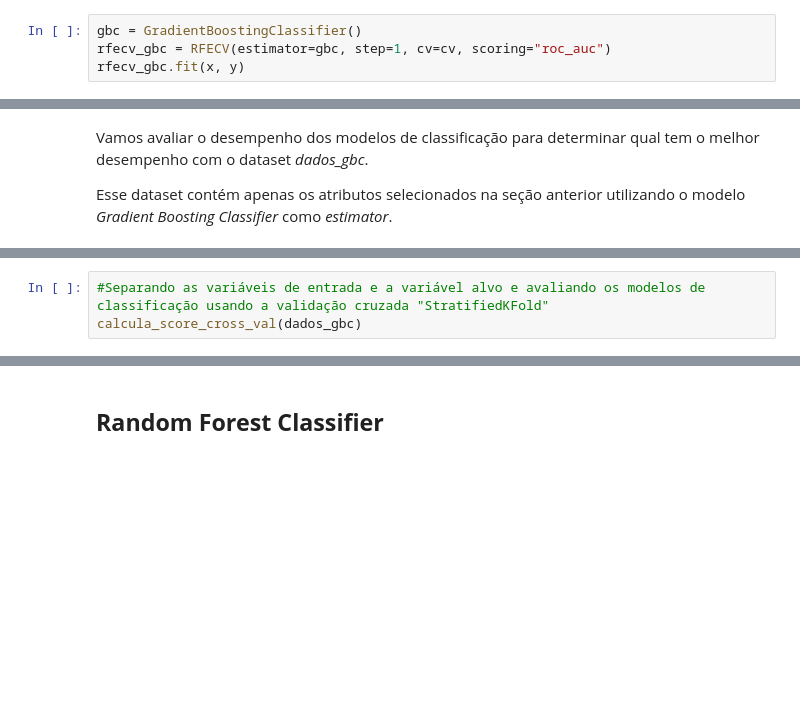
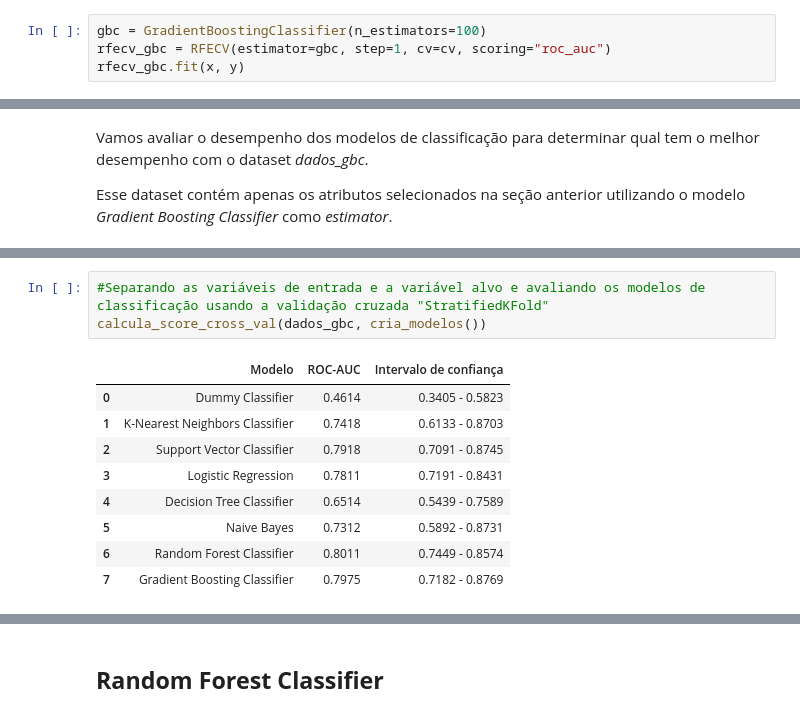
Before and after one commit to claricefiorese/bootcamp-alura-projetos, a Jupyter notebook: Projeto_Final.ipynb, the cells around one changed output, grey strips where cells are left out. Drawn from its saved outputs; the diff is of its cells as text; blank space fills up the shorter version.

```diff
--- a/Projeto_Final.ipynb
+++ b/Projeto_Final.ipynb
@@ -1282,7 +1290,7 @@ dados_rfecv = dados_sem_correlacao.copy()
 x, y = separa_xy(dados_rfecv)
 cv = StratifiedKFold(10, random_state=433011, shuffle=True)
 # %%
-gbc = GradientBoostingClassifier()
+gbc = GradientBoostingClassifier(n_estimators=100)
 rfecv_gbc = RFECV(estimator=gbc, step=1, cv=cv, scoring="roc_auc")
 rfecv_gbc.fit(x, y)
 # %% [output]
@@ -1390,6 +1456,16 @@ calcula_score_treino_teste(dados_gbc)
 # %%
 #Separando as variáveis de entrada e a variável alvo e avaliando os modelos de classificação usando a validação cruzada "StratifiedKFold"
-calcula_score_cross_val(dados_gbc)
+calcula_score_cross_val(dados_gbc, cria_modelos())
+# %% [output]
+|  | Modelo | ROC-AUC | Intervalo de confiança |
+| 0 | Dummy Classifier | 0.4614 | 0.3405 - 0.5823 |
+| 1 | K-Nearest Neighbors Classifier | 0.7418 | 0.6133 - 0.8703 |
+| 2 | Support Vector Classifier | 0.7918 | 0.7091 - 0.8745 |
+| 3 | Logistic Regression | 0.7811 | 0.7191 - 0.8431 |
+| 4 | Decision Tree Classifier | 0.6514 | 0.5439 - 0.7589 |
+| 5 | Naive Bayes | 0.7312 | 0.5892 - 0.8731 |
+| 6 | Random Forest Classifier | 0.8011 | 0.7449 - 0.8574 |
+| 7 | Gradient Boosting Classifier | 0.7975 | 0.7182 - 0.8769 |
 # %%
 #Plotando o gráfico comparativo de auc para cada modelo de classificação
 plt.figure(figsize=(12,6))
```
Also changed, not shown: parts of 87 cells of this notebook.
